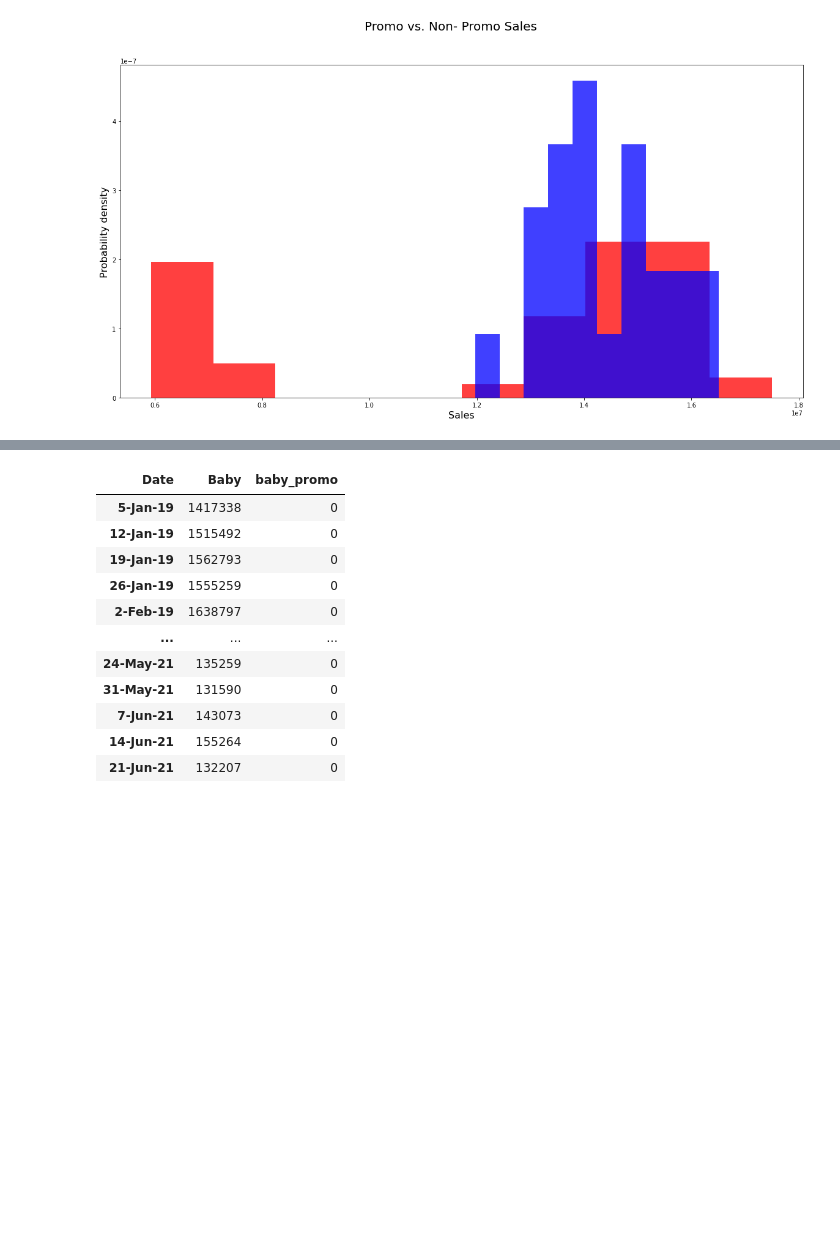
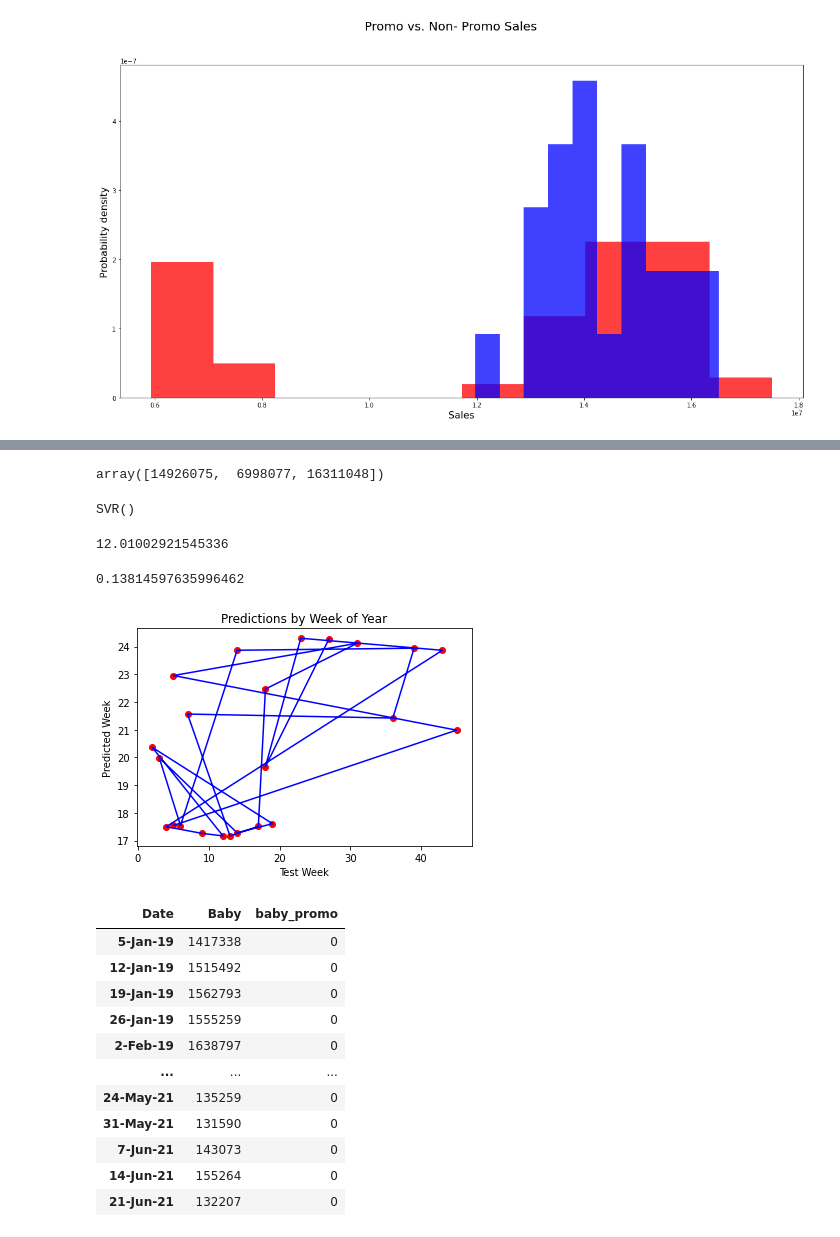
Before and after one commit to BenMcCright/Project_2, a Jupyter notebook: Proj_2_draft.ipynb, the cells around one changed output, grey strips where cells are left out. Saved outputs shown, nothing was run; the diff lists cells and outputs as text; code cells hidden in the pictures; blank space fills up the shorter version.

Commit message:
Add files via upload
Updated with SVR and Histogram for regression

```diff
--- a/Proj_2_draft.ipynb
+++ b/Proj_2_draft.ipynb
@@ -231,0 +291,5 @@ plt.show()
+# %%
+X_train[:3]
+# some features are big in scale, so adjust the scale
+# %% [output]
+array([14926075,  6998077, 16311048])
@@ -231,0 +300,5 @@ plt.show()
+# %%
+from sklearn.preprocessing import StandardScaler
+sc_X = StandardScaler()
+X_train = sc_X.fit_transform(X_train)
+X_test = sc_X.transform(X_test)
@@ -232,3 +308,35 @@ plt.show()
+# %%
+regressor = SVR(kernel = 'rbf') # using rbf kernel
+# also, we here call it a regressor, since it is a regression
+
+# in SVC = support vector classification, many name it as a classifier
+# %%
+regressor.fit(X_train, y_train)
+# %% [output]
+SVR()
+# %%
+predictions = regressor.predict(X_test)
+# %%
+from sklearn.metrics import r2_score,mean_squared_error
+mse = mean_squared_error(y_test, predictions)
+rmse = np.sqrt(mse)
+rmse
+# %% [output]
+12.01002921545336
+# %%
+r2_score(y_test,predictions)
+# %% [output]
+0.13814597635996462
+# %%
+# Visualising the Regression results
+plt.scatter(y_test, predictions, color = 'red')
+plt.plot(y_test, predictions, color = 'blue')
+plt.title('Predictions by Week of Year')
+plt.xlabel('Test Week')
+plt.ylabel('Predicted Week')
+plt.show()
+# %% [output]
+[figure, added]
 # %%
 baby_df= sales_df[["Baby", "baby_promo"]]
 # %%
```
Also changed, not shown: parts of 12 cells of this notebook.
